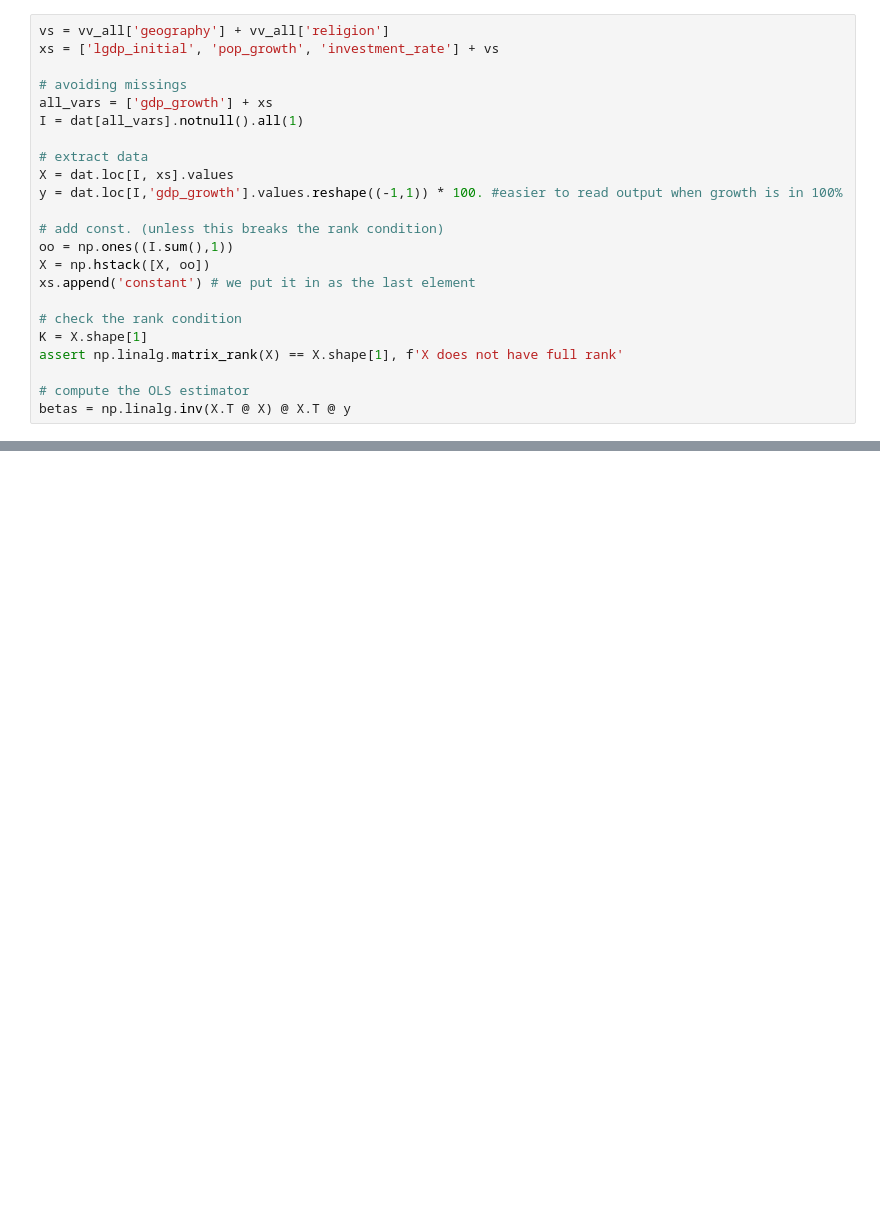
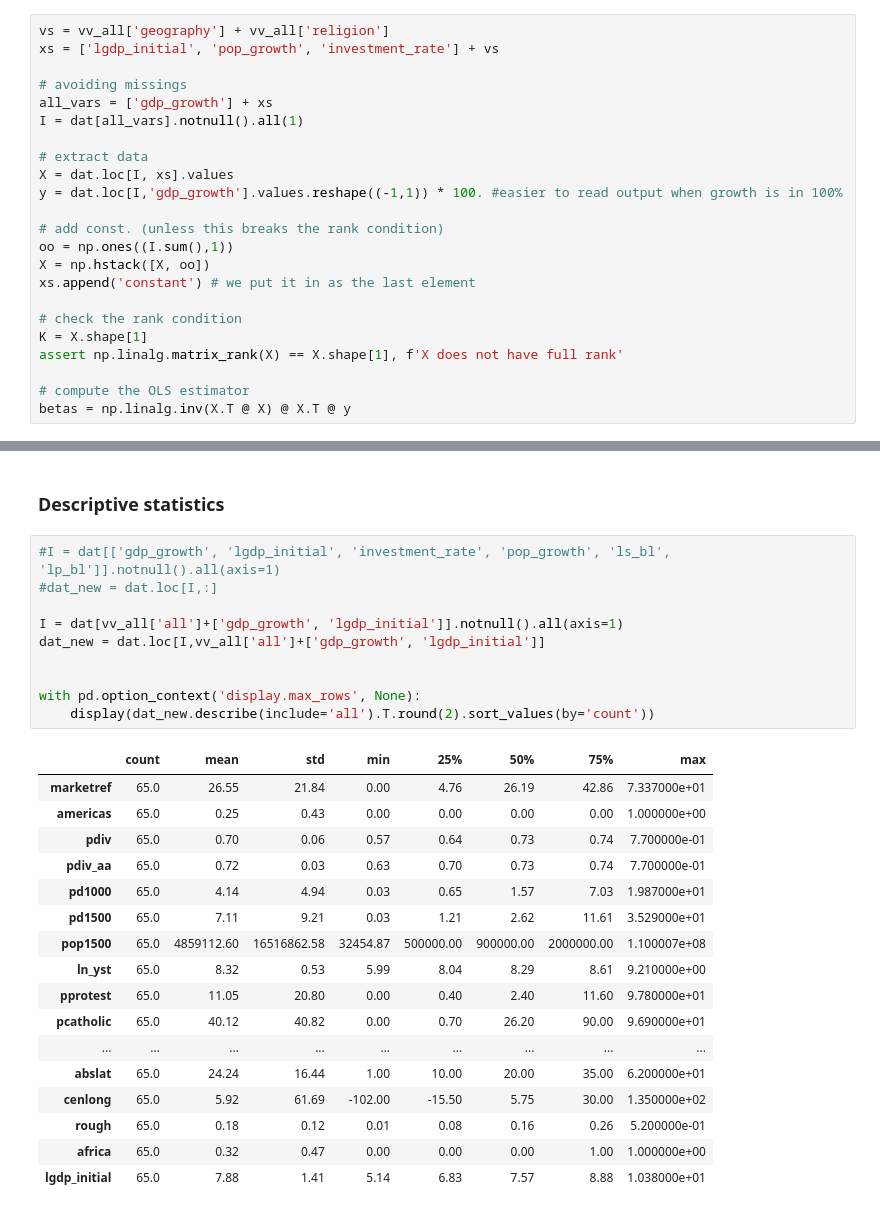
Before and after one commit to matliras/Adv_microeconometrics_assignments, a Jupyter notebook: project2/workbook.ipynb, the cells around one changed output, grey strips where cells are left out. Saved outputs shown, nothing was run; the diff lists cells and outputs as text; blank space fills up the shorter version.

```diff
--- a/project2/workbook.ipynb
+++ b/project2/workbook.ipynb
@@ -125,0 +136,30 @@ Mean y =  1.52% growth per year
+# %% [markdown]
+### Descriptive statistics
+# %%
+#I = dat[['gdp_growth', 'lgdp_initial', 'investment_rate', 'pop_growth', 'ls_bl', 'lp_bl']].notnull().all(axis=1)
+#dat_new = dat.loc[I,:]
+
+I = dat[vv_all['all']+['gdp_growth', 'lgdp_initial']].notnull().all(axis=1)
+dat_new = dat.loc[I,vv_all['all']+['gdp_growth', 'lgdp_initial']]
+
+
+with pd.option_context('display.max_rows', None):
+    display(dat_new.describe(include='all').T.round(2).sort_values(by='count'))
+# %% [output]
+|  | count | mean | std | min | 25% | 50% | 75% | max |
+| marketref | 65.0 | 26.55 | 21.84 | 0.00 | 4.76 | 26.19 | 42.86 | 7.337000e+01 |
+| americas | 65.0 | 0.25 | 0.43 | 0.00 | 0.00 | 0.00 | 0.00 | 1.000000e+00 |
+| pdiv | 65.0 | 0.70 | 0.06 | 0.57 | 0.64 | 0.73 | 0.74 | 7.700000e-01 |
+| pdiv_aa | 65.0 | 0.72 | 0.03 | 0.63 | 0.70 | 0.73 | 0.74 | 7.700000e-01 |
+| pd1000 | 65.0 | 4.14 | 4.94 | 0.03 | 0.65 | 1.57 | 7.03 | 1.987000e+01 |
+| pd1500 | 65.0 | 7.11 | 9.21 | 0.03 | 1.21 | 2.62 | 11.61 | 3.529000e+01 |
+| pop1500 | 65.0 | 4859112.60 | 16516862.58 | 32454.87 | 500000.00 | 900000.00 | 2000000.00 | 1.100007e+08 |
+| ln_yst | 65.0 | 8.32 | 0.53 | 5.99 | 8.04 | 8.29 | 8.61 | 9.210000e+00 |
+| pprotest | 65.0 | 11.05 | 20.80 | 0.00 | 0.40 | 2.40 | 11.60 | 9.780000e+01 |
+| pcatholic | 65.0 | 40.12 | 40.82 | 0.00 | 0.70 | 26.20 | 90.00 | 9.690000e+01 |
+| ... | ... | ... | ... | ... | ... | ... | ... | ... |
+| abslat | 65.0 | 24.24 | 16.44 | 1.00 | 10.00 | 20.00 | 35.00 | 6.200000e+01 |
+| cenlong | 65.0 | 5.92 | 61.69 | -102.00 | -15.50 | 5.75 | 30.00 | 1.350000e+02 |
+| rough | 65.0 | 0.18 | 0.12 | 0.01 | 0.08 | 0.16 | 0.26 | 5.200000e-01 |
+| africa | 65.0 | 0.32 | 0.47 | 0.00 | 0.00 | 0.00 | 1.00 | 1.000000e+00 |
+| lgdp_initial | 65.0 | 7.88 | 1.41 | 5.14 | 6.83 | 7.57 | 8.88 | 1.038000e+01 |
```
Also changed, not shown: parts of 4 cells of this notebook, 1 other file.
